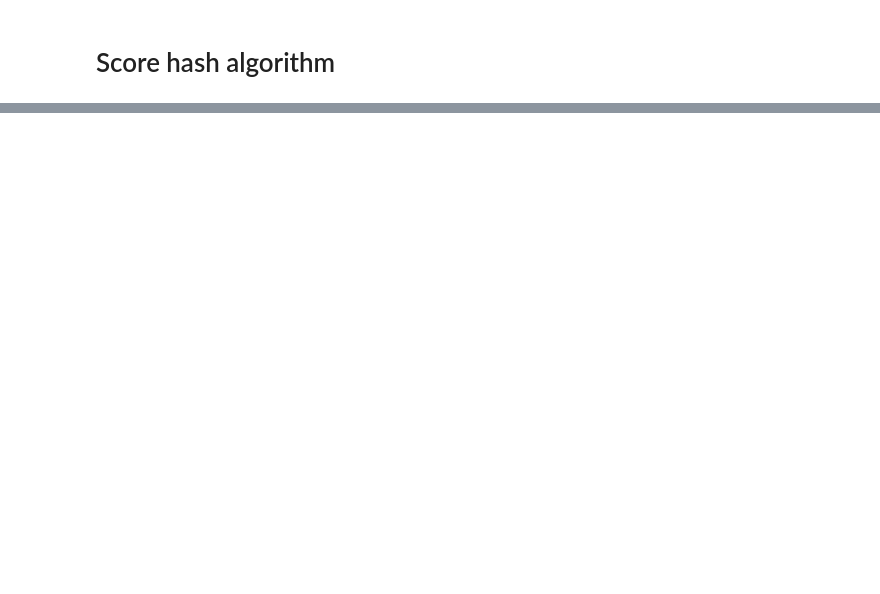
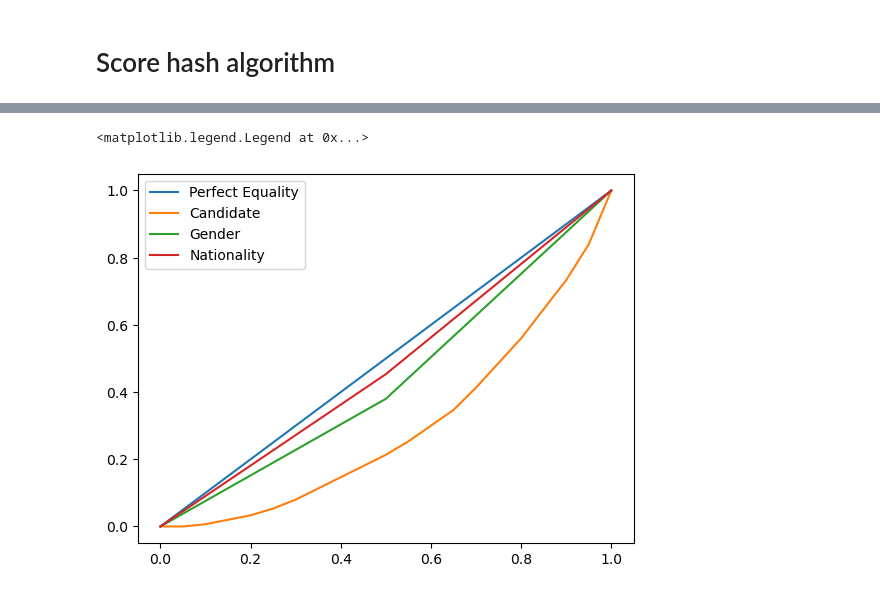
Before and after one commit to jsaray/kafkanator, a Jupyter notebook: Fairness Matrix.ipynb, the cells around one changed output, grey strips where cells are left out. Saved outputs shown, nothing was run; the diff lists cells and outputs as text; code cells hidden in the pictures; blank space fills up the shorter version.

```diff
--- a/Fairness Matrix.ipynb
+++ b/Fairness Matrix.ipynb
@@ -250,0 +264,9 @@ fig.show()
+# %%
+pyplt.plot([0,1], [0,1])
+pyplt.plot(lorentz_score_x,lorentz_score_y)
+pyplt.plot(lorentz_gender_x,lorentz_gender_y)
+pyplt.plot(lorentz_nation_x,lorentz_nation_y)
+pyplt.legend(['Perfect Equality','Candidate','Gender', 'Nationality'])
+# %% [output]
+<matplotlib.legend.Legend at 0x...>
+[figure, added]
```
Also changed, not shown: parts of 24 cells of this notebook.
